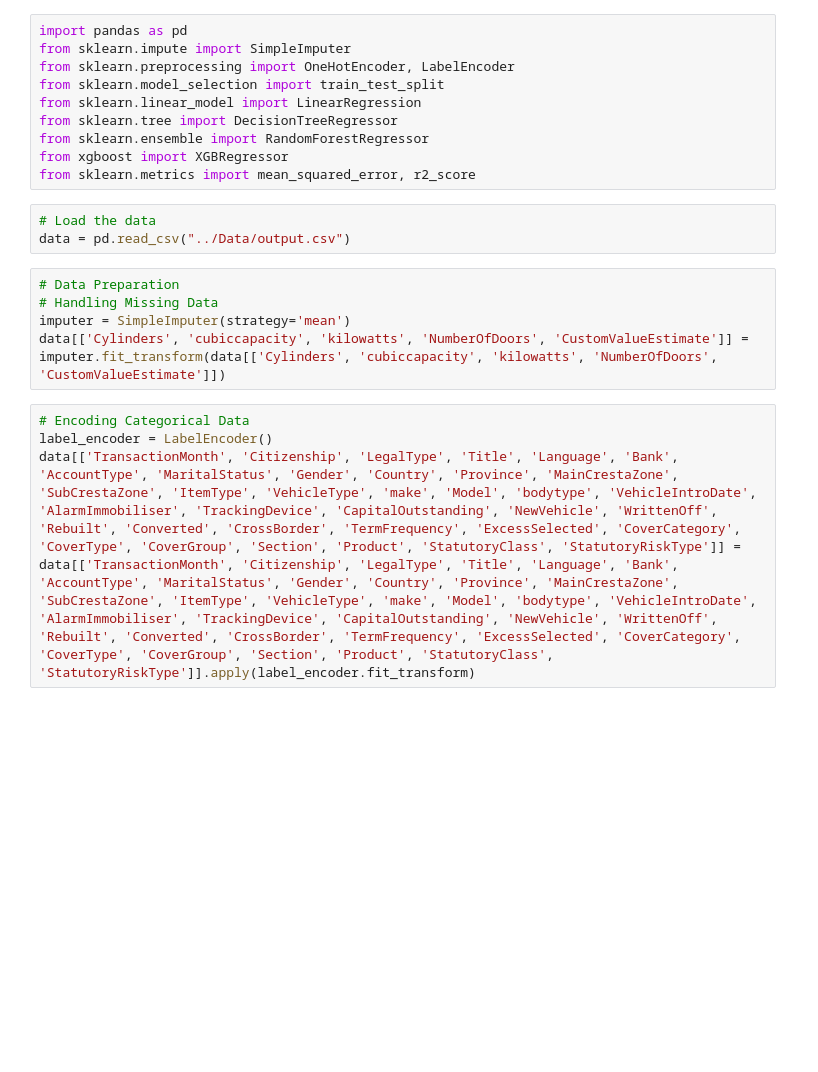
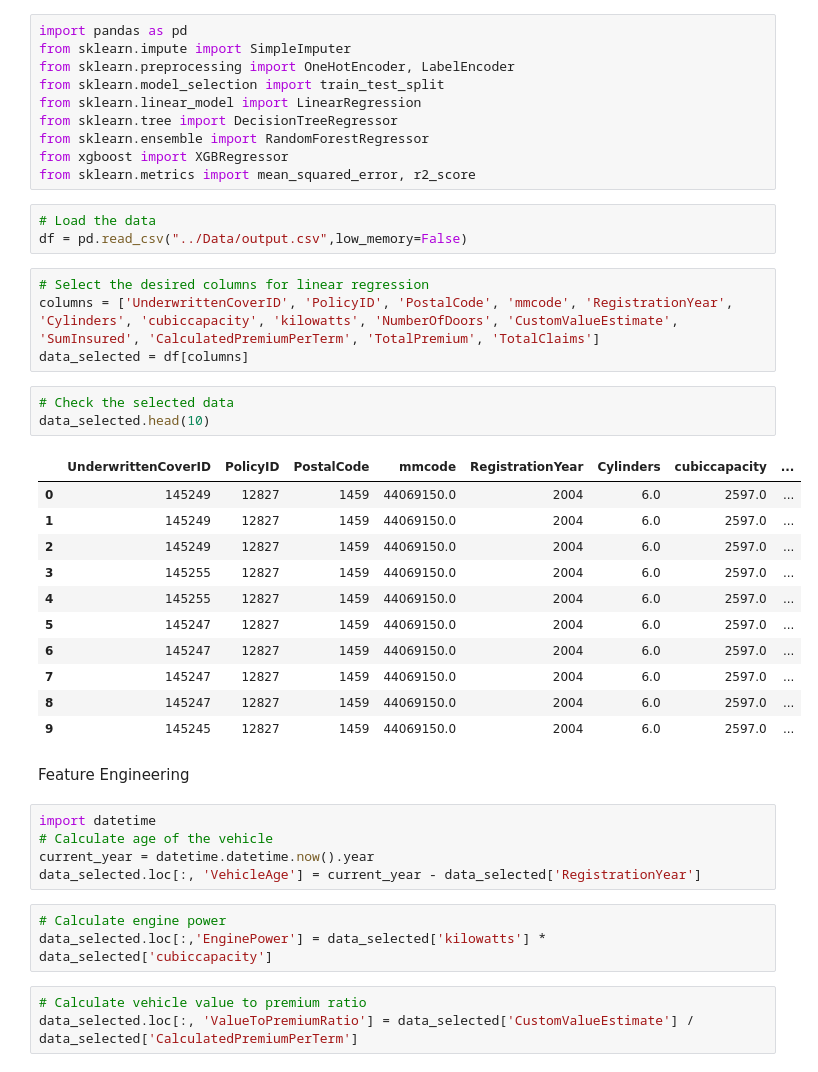
Before and after one commit to jodahe1/ACIS, a Jupyter notebook: Task-4/StasticalModeling.ipynb, the cells around one changed output. Drawn from its saved outputs; the diff is of its cells as text; blank space fills up the shorter version.

```diff
--- a/Task-4/StasticalModeling.ipynb
+++ b/Task-4/StasticalModeling.ipynb
@@ -10,13 +10,36 @@ from xgboost import XGBRegressor
 from sklearn.metrics import mean_squared_error, r2_score
 # %%
 # Load the data
-data = pd.read_csv("../Data/output.csv")
+df = pd.read_csv("../Data/output.csv",low_memory=False)
-# %%
-# Data Preparation
-# Handling Missing Data
-imputer = SimpleImputer(strategy='mean')
-data[['Cylinders', 'cubiccapacity', 'kilowatts', 'NumberOfDoors', 'CustomValueEstimate']] = imputer.fit_transform(data[['Cylinders', 'cubiccapacity', 'kilowatts', 'NumberOfDoors', 'CustomValueEstimate']])
-# %%
-# Encoding Categorical Data
-label_encoder = LabelEncoder()
-data[['TransactionMonth', 'Citizenship', 'LegalType', 'Title', 'Language', 'Bank', 'AccountType', 'MaritalStatus', 'Gender', 'Country', 'Province', 'MainCrestaZone', 'SubCrestaZone', 'ItemType', 'VehicleType', 'make', 'Model', 'bodytype', 'VehicleIntroDate', 'AlarmImmobiliser', 'TrackingDevice', 'CapitalOutstanding', 'NewVehicle', 'WrittenOff', 'Rebuilt', 'Converted', 'CrossBorder', 'TermFrequency', 'ExcessSelected', 'CoverCategory', 'CoverType', 'CoverGroup', 'Section', 'Product', 'StatutoryClass', 'StatutoryRiskType']] = data[['TransactionMonth', 'Citizenship', 'LegalType', 'Title', 'Language', 'Bank', 'AccountType', 'MaritalStatus', 'Gender', 'Country', 'Province', 'MainCrestaZone', 'SubCrestaZone', 'ItemType', 'VehicleType', 'make', 'Model', 'bodytype', 'VehicleIntroDate', 'AlarmImmobiliser', 'TrackingDevice', 'CapitalOutstanding', 'NewVehicle', 'WrittenOff', 'Rebuilt', 'Converted', 'CrossBorder', 'TermFrequency', 'ExcessSelected', 'CoverCategory', 'CoverType', 'CoverGroup', 'Section', 'Product', 'StatutoryClass', 'StatutoryRiskType']].apply(label_encoder.fit_transform)
+# %%
+# Select the desired columns for linear regression
+columns = ['UnderwrittenCoverID', 'PolicyID', 'PostalCode', 'mmcode', 'RegistrationYear', 'Cylinders', 'cubiccapacity', 'kilowatts', 'NumberOfDoors', 'CustomValueEstimate',  'SumInsured', 'CalculatedPremiumPerTerm', 'TotalPremium', 'TotalClaims']
+data_selected = df[columns]
+# %%
+# Check the selected data
+data_selected.head(10)
+# %% [output]
+|  | UnderwrittenCoverID | PolicyID | PostalCode | mmcode | RegistrationYear | Cylinders | cubiccapacity | ... |
+| 0 | 145249 | 12827 | 1459 | 44069150.0 | 2004 | 6.0 | 2597.0 | ... |
+| 1 | 145249 | 12827 | 1459 | 44069150.0 | 2004 | 6.0 | 2597.0 | ... |
+| 2 | 145249 | 12827 | 1459 | 44069150.0 | 2004 | 6.0 | 2597.0 | ... |
+| 3 | 145255 | 12827 | 1459 | 44069150.0 | 2004 | 6.0 | 2597.0 | ... |
+| 4 | 145255 | 12827 | 1459 | 44069150.0 | 2004 | 6.0 | 2597.0 | ... |
+| 5 | 145247 | 12827 | 1459 | 44069150.0 | 2004 | 6.0 | 2597.0 | ... |
+| 6 | 145247 | 12827 | 1459 | 44069150.0 | 2004 | 6.0 | 2597.0 | ... |
+| 7 | 145247 | 12827 | 1459 | 44069150.0 | 2004 | 6.0 | 2597.0 | ... |
+| 8 | 145247 | 12827 | 1459 | 44069150.0 | 2004 | 6.0 | 2597.0 | ... |
+| 9 | 145245 | 12827 | 1459 | 44069150.0 | 2004 | 6.0 | 2597.0 | ... |
+# %% [markdown]
+Feature Engineering
+# %%
+import datetime
+# Calculate age of the vehicle
+current_year = datetime.datetime.now().year
+data_selected.loc[:, 'VehicleAge'] = current_year - data_selected['RegistrationYear']
+# %%
+# Calculate engine power
+data_selected.loc[:,'EnginePower'] = data_selected['kilowatts'] * data_selected['cubiccapacity']
+# %%
+# Calculate vehicle value to premium ratio
+data_selected.loc[:, 'ValueToPremiumRatio'] = data_selected['CustomValueEstimate'] / data_selected['CalculatedPremiumPerTerm']
```
Also changed, not shown: parts of 10 cells of this notebook.
